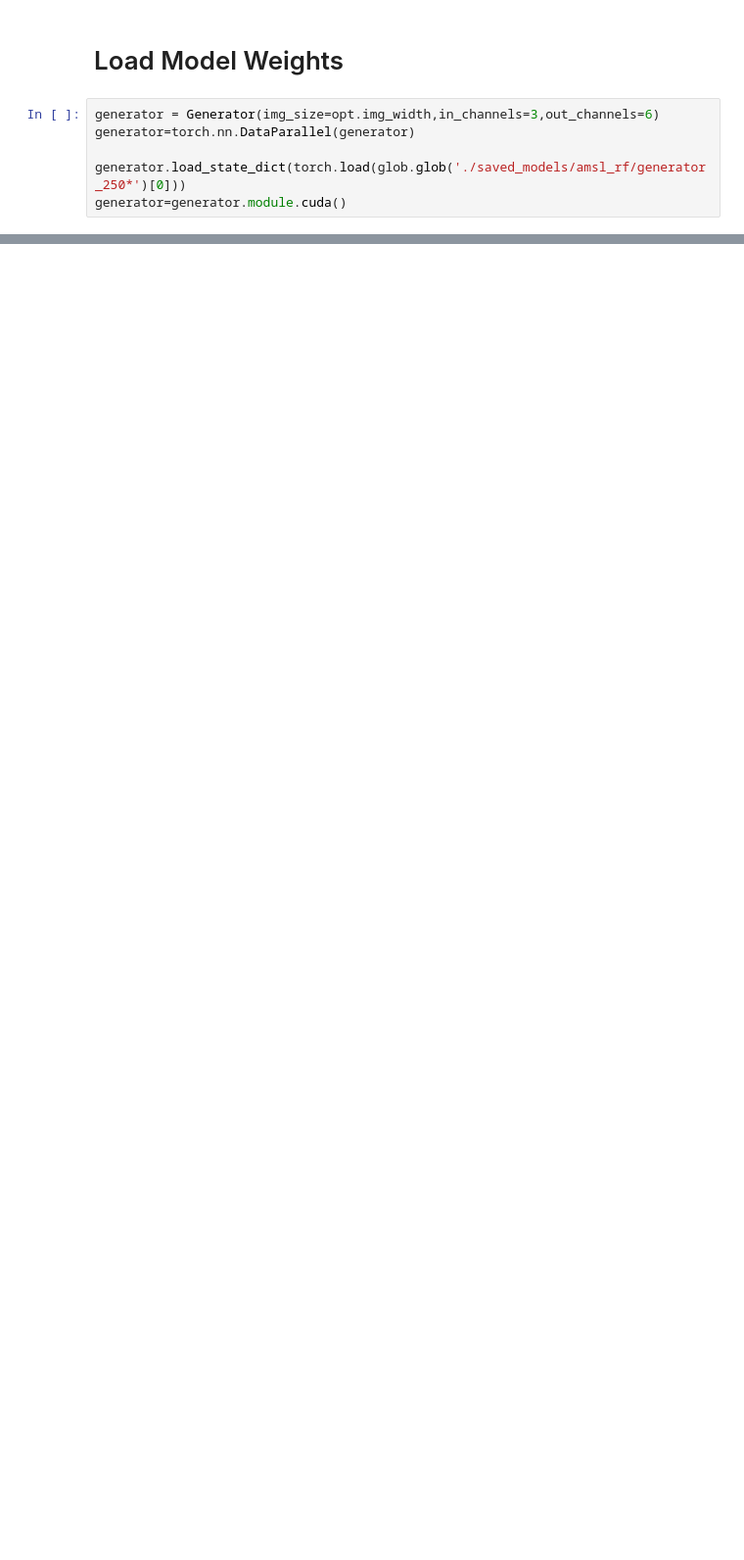
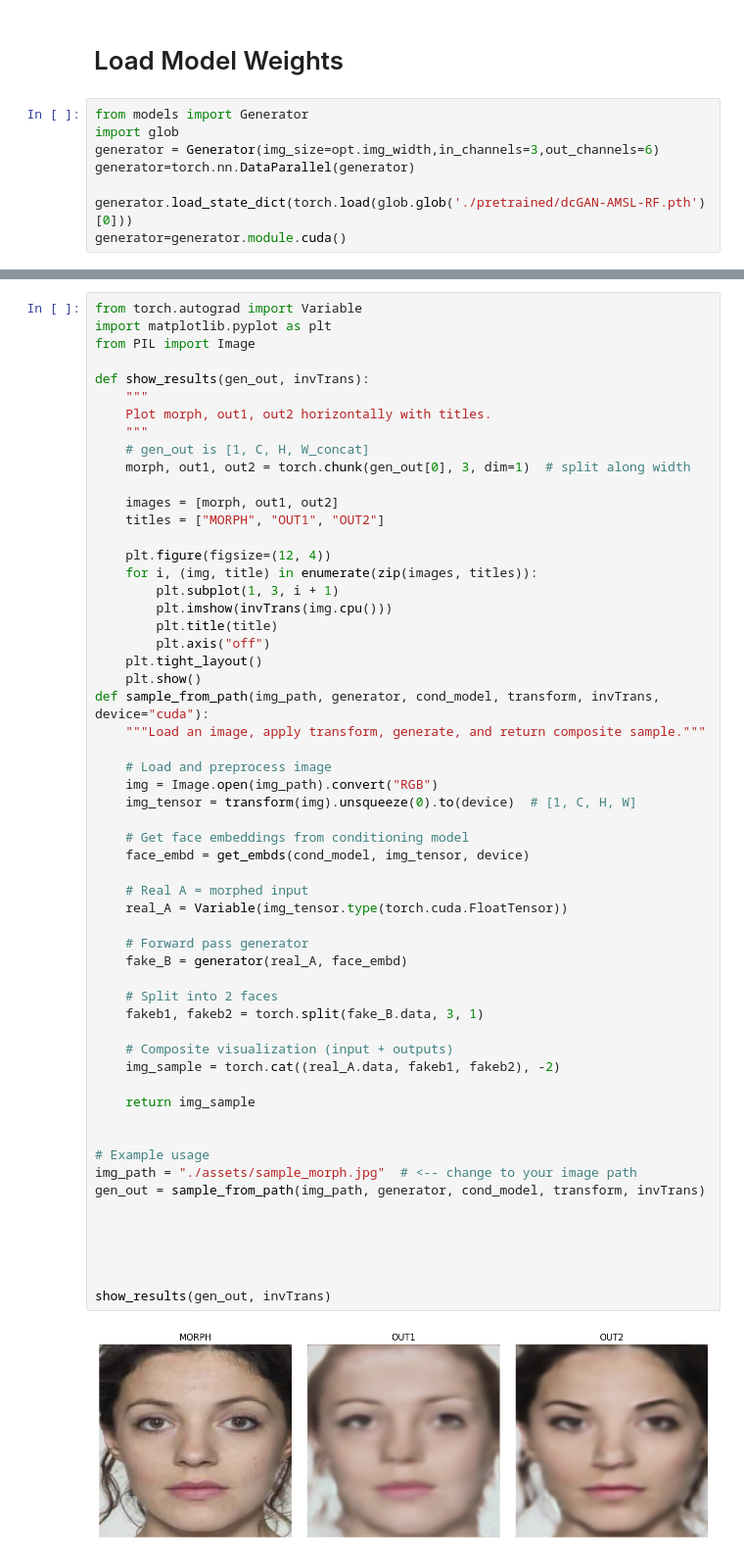
Before and after one commit to nitishshukla86/dcGAN, a Jupyter notebook: testing.ipynb, the cells around one changed output, grey strips where cells are left out. Shown at 98% size. Cells and saved outputs as stored; diff of their text form; blank space fills up the shorter version.

```diff
--- a/testing.ipynb
+++ b/testing.ipynb
@@ -183,9 +101,11 @@ val_dataloader=DataLoader(testset,batch_size=4,drop_last=True,shuffle=True)
 # %% [markdown]
 # Load Model Weights
 # %%
+from models import Generator
+import glob
 generator = Generator(img_size=opt.img_width,in_channels=3,out_channels=6)
 generator=torch.nn.DataParallel(generator)
 
-generator.load_state_dict(torch.load(glob.glob('./saved_models/amsl_rf/generator_250*')[0]))
+generator.load_state_dict(torch.load(glob.glob('./pretrained/dcGAN-AMSL-RF.pth')[0]))
 generator=generator.module.cuda()
 # %% [markdown]
@@ -217,0 +113,59 @@ plt.imshow(invTrans(gen[0]))
+# %%
+from torch.autograd import Variable
+import matplotlib.pyplot as plt
+from PIL import Image
+
+def show_results(gen_out, invTrans):
+    """
+    Plot morph, out1, out2 horizontally with titles.
+    """
+    # gen_out is [1, C, H, W_concat]
+    morph, out1, out2 = torch.chunk(gen_out[0], 3, dim=1)  # split along width
+
+    images = [morph, out1, out2]
+    titles = ["MORPH", "OUT1", "OUT2"]
+
+    plt.figure(figsize=(12, 4))
+    for i, (img, title) in enumerate(zip(images, titles)):
+        plt.subplot(1, 3, i + 1)
+        plt.imshow(invTrans(img.cpu()))
+        plt.title(title)
+        plt.axis("off")
+    plt.tight_layout()
+    plt.show()
+def sample_from_path(img_path, generator, cond_model, transform, invTrans, device="cuda"):
+    """Load an image, apply transform, generate, and return composite sample."""
+
+    # Load and preprocess image
+    img = Image.open(img_path).convert("RGB")
+    img_tensor = transform(img).unsqueeze(0).to(device)  # [1, C, H, W]
+
+    # Get face embeddings from conditioning model
+    face_embd = get_embds(cond_model, img_tensor, device)
+
+    # Real A = morphed input
+    real_A = Variable(img_tensor.type(torch.cuda.FloatTensor))
+
+    # Forward pass generator
+    fake_B = generator(real_A, face_embd)
+
+    # Split into 2 faces
+    fakeb1, fakeb2 = torch.split(fake_B.data, 3, 1)
+
+    # Composite visualization (input + outputs)
+    img_sample = torch.cat((real_A.data, fakeb1, fakeb2), -2)
+
+    return img_sample
+
+
+# Example usage
+img_path = "./assets/sample_morph.jpg"  # <-- change to your image path
+gen_out = sample_from_path(img_path, generator, cond_model, transform, invTrans)
+
+
+
+
+
+show_results(gen_out, invTrans)
+# %% [output]
+[figure, added]
```
Also changed, not shown: parts of 10 cells of this notebook, 6 other files.
